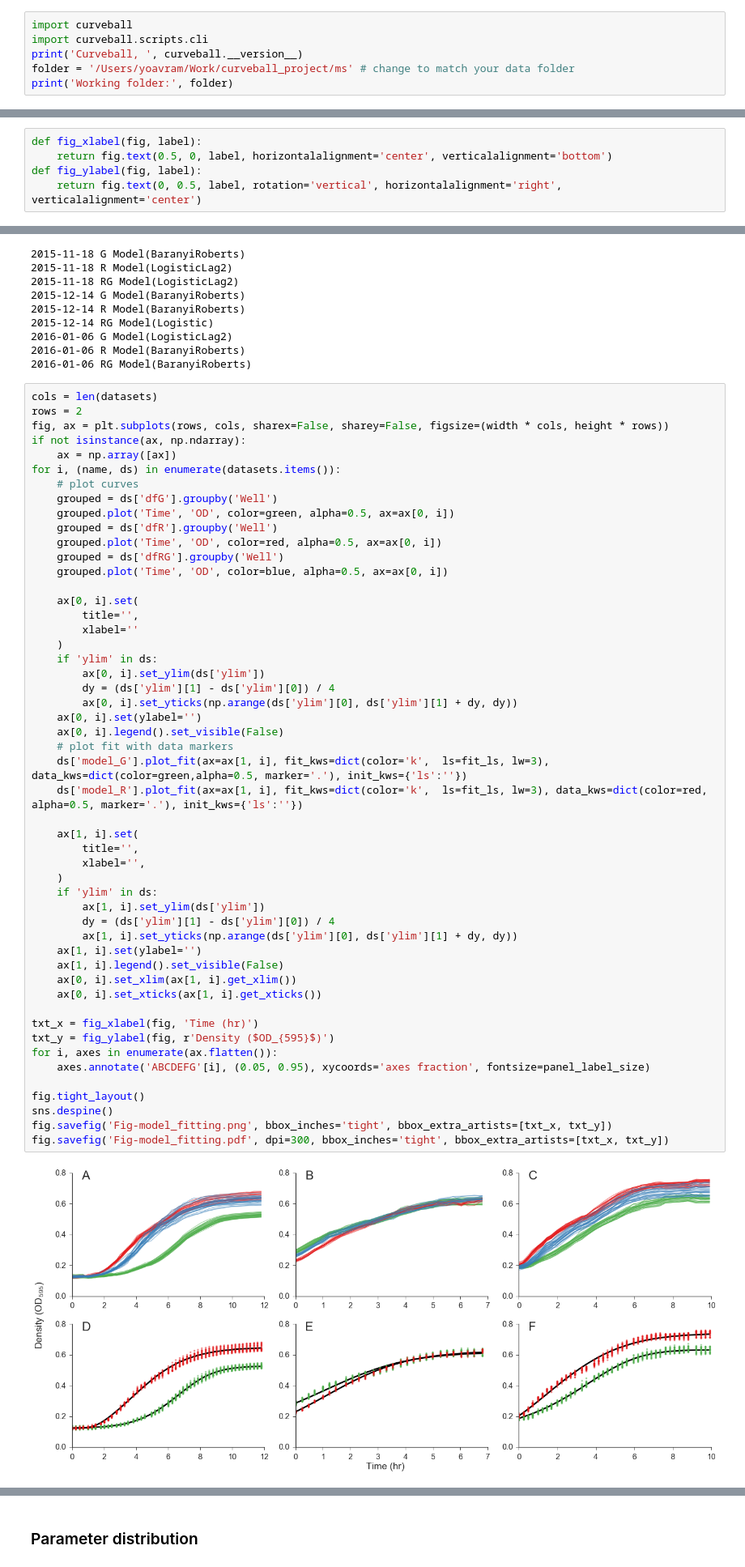
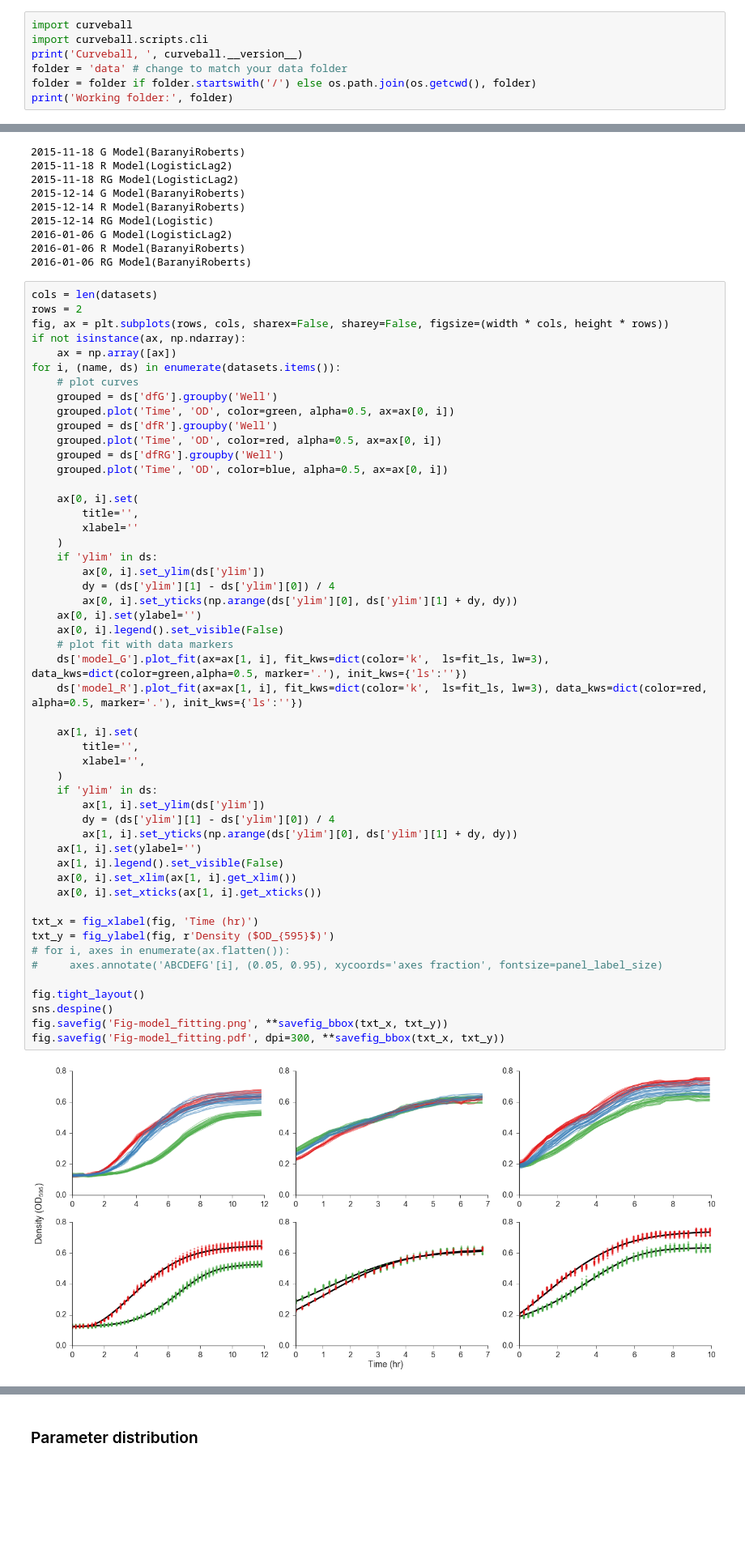
Before and after one commit to yoavram/curveball_ms, a Jupyter notebook: supp.ipynb, the cells around one changed output, grey strips where cells are left out. Shown at 81% size. Cells and saved outputs as stored; diff of their text form; blank space fills up the shorter version.

```diff
--- a/supp.ipynb
+++ b/supp.ipynb
@@ -44,6 +44,7 @@ fixed_pred_ls = '-.' # prediction without competition coefficients linestyle
 import curveball
 import curveball.scripts.cli
 print('Curveball, ', curveball.__version__)
-folder = '/Users/yoavram/Work/curveball_project/ms' # change to match your data folder
+folder = 'data' # change to match your data folder
+folder = folder if folder.startswith('/') else os.path.join(os.getcwd(), folder)
 print('Working folder:', folder)
 # %% [output]
@@ -52,5 +52,0 @@ Working folder: /Users/yoavram/Work/curveball_project/ms
-# %%
-def fig_xlabel(fig, label):
-    return fig.text(0.5, 0, label, horizontalalignment='center', verticalalignment='bottom')
-def fig_ylabel(fig, label):
-    return fig.text(0, 0.5, label, rotation='vertical', horizontalalignment='right', verticalalignment='center')
@@ -152,38 +150,38 @@ for i, (name, ds) in enumerate(datasets.items()):
     )
     if 'ylim' in ds:
         ax[0, i].set_ylim(ds['ylim'])
         dy = (ds['ylim'][1] - ds['ylim'][0]) / 4
         ax[0, i].set_yticks(np.arange(ds['ylim'][0], ds['ylim'][1] + dy, dy))
     ax[0, i].set(ylabel='')
     ax[0, i].legend().set_visible(False)
     # plot fit with data markers
     ds['model_G'].plot_fit(ax=ax[1, i], fit_kws=dict(color='k',  ls=fit_ls, lw=3), data_kws=dict(color=green,alpha=0.5, marker='.'), init_kws={'ls':''})
     ds['model_R'].plot_fit(ax=ax[1, i], fit_kws=dict(color='k',  ls=fit_ls, lw=3), data_kws=dict(color=red, alpha=0.5, marker='.'), init_kws={'ls':''})
 
     ax[1, i].set(
         title='',
         xlabel='',
     )
     if 'ylim' in ds:
         ax[1, i].set_ylim(ds['ylim'])
         dy = (ds['ylim'][1] - ds['ylim'][0]) / 4
         ax[1, i].set_yticks(np.arange(ds['ylim'][0], ds['ylim'][1] + dy, dy))
     ax[1, i].set(ylabel='')
     ax[1, i].legend().set_visible(False)
     ax[0, i].set_xlim(ax[1, i].get_xlim())
     ax[0, i].set_xticks(ax[1, i].get_xticks())
 
 txt_x = fig_xlabel(fig, 'Time (hr)')
 txt_y = fig_ylabel(fig, r'Density ($OD_{595}$)')
-for i, axes in enumerate(ax.flatten()):
-    axes.annotate('ABCDEFG'[i], (0.05, 0.95), xycoords='axes fraction', fontsize=panel_label_size)
+# for i, axes in enumerate(ax.flatten()):
+#     axes.annotate('ABCDEFG'[i], (0.05, 0.95), xycoords='axes fraction', fontsize=panel_label_size)
 
 fig.tight_layout()
 sns.despine()
-fig.savefig('Fig-model_fitting.png', bbox_inches='tight', bbox_extra_artists=[txt_x, txt_y])
-fig.savefig('Fig-model_fitting.pdf', dpi=300, bbox_inches='tight', bbox_extra_artists=[txt_x, txt_y])
+fig.savefig('Fig-model_fitting.png', **savefig_bbox(txt_x, txt_y))
+fig.savefig('Fig-model_fitting.pdf', dpi=300, **savefig_bbox(txt_x, txt_y))
 # %% [output]
-[figure, old version]
+[figure, new version]
 # %%
 for name, ds in datasets.items():
     print(name)
```
Also changed, not shown: parts of 12 cells of this notebook.
